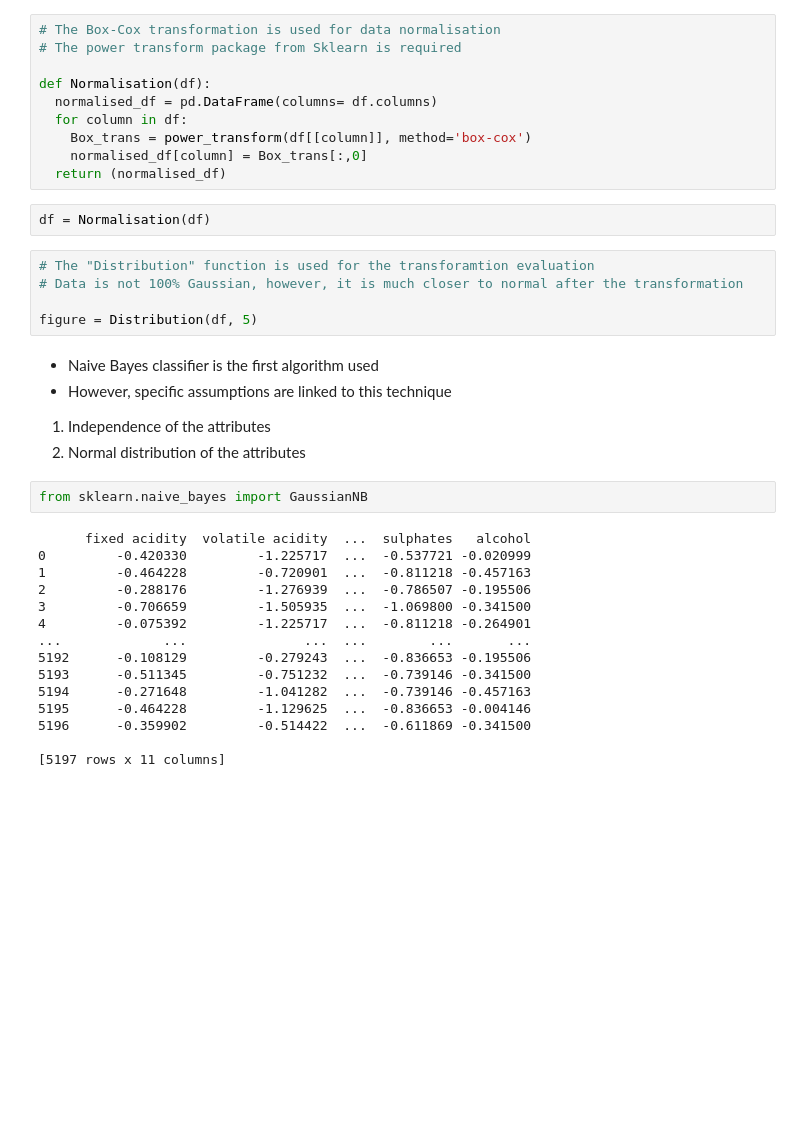
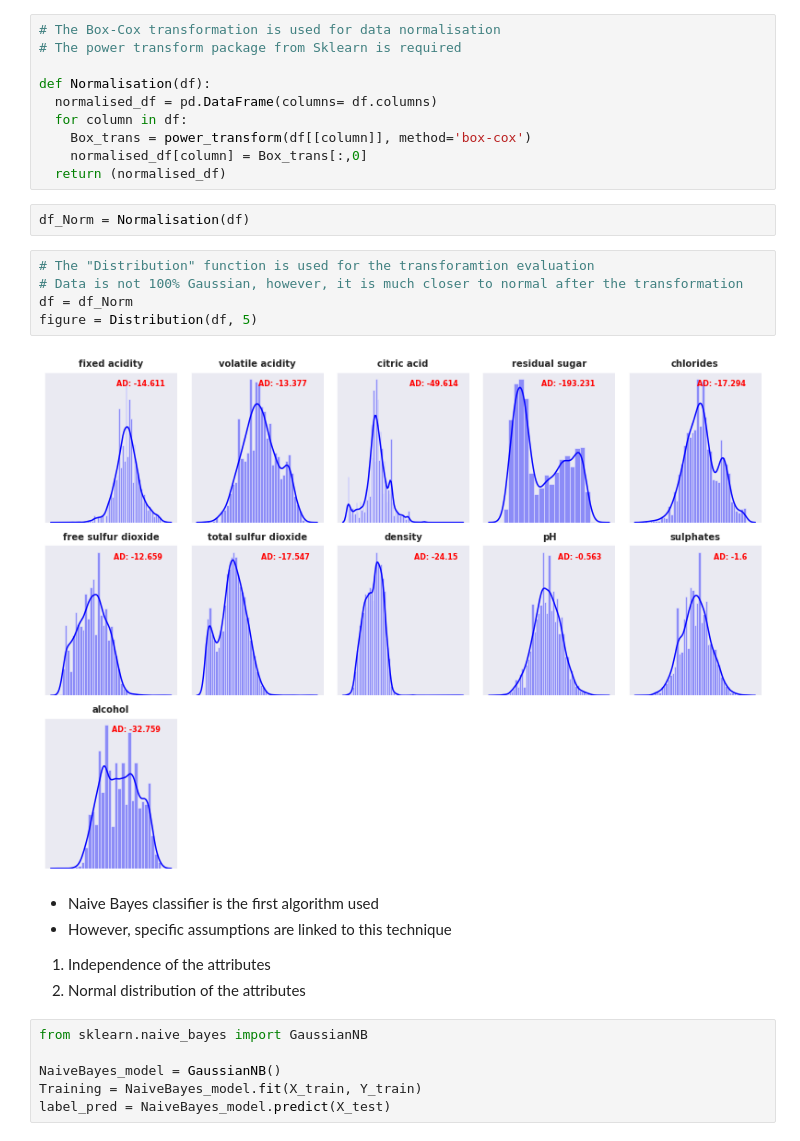
Before and after one commit to Anastasios-K/Pyspark, a Jupyter notebook: WineQualClassification.ipynb, the cells around one changed output. Drawn from its saved outputs; the diff is of its cells as text; blank space fills up the shorter version.

```diff
--- a/WineQualClassification.ipynb
+++ b/WineQualClassification.ipynb
@@ -227,12 +232,14 @@ def Normalisation(df):
     normalised_df[column] = Box_trans[:,0]
   return (normalised_df)
 # %%
-df = Normalisation(df)
+df_Norm = Normalisation(df)
 # %%
 # The "Distribution" function is used for the transforamtion evaluation
 # Data is not 100% Gaussian, however, it is much closer to normal after the transformation
-
+df = df_Norm
 figure = Distribution(df, 5)
+# %% [output]
+[figure, added]
 # %% [markdown]
 
 
@@ -243,18 +250,7 @@ figure = Distribution(df, 5)
 2.   Normal distribution of the attributes
 # %%
 from sklearn.naive_bayes import GaussianNB
+
+NaiveBayes_model = GaussianNB()
+Training = NaiveBayes_model.fit(X_train, Y_train)
+label_pred = NaiveBayes_model.predict(X_test)
-# %% [output]
-      fixed acidity  volatile acidity  ...  sulphates   alcohol
-0         -0.420330         -1.225717  ...  -0.537721 -0.020999
-1         -0.464228         -0.720901  ...  -0.811218 -0.457163
-2         -0.288176         -1.276939  ...  -0.786507 -0.195506
-3         -0.706659         -1.505935  ...  -1.069800 -0.341500
-4         -0.075392         -1.225717  ...  -0.811218 -0.264901
-...             ...               ...  ...        ...       ...
-5192      -0.108129         -0.279243  ...  -0.836653 -0.195506
-5193      -0.511345         -0.751232  ...  -0.739146 -0.341500
-5194      -0.271648         -1.041282  ...  -0.739146 -0.457163
-5195      -0.464228         -1.129625  ...  -0.836653 -0.004146
-5196      -0.359902         -0.514422  ...  -0.611869 -0.341500
-
-[5197 rows x 11 columns]
```
Also changed, not shown: parts of 3 cells of this notebook.
